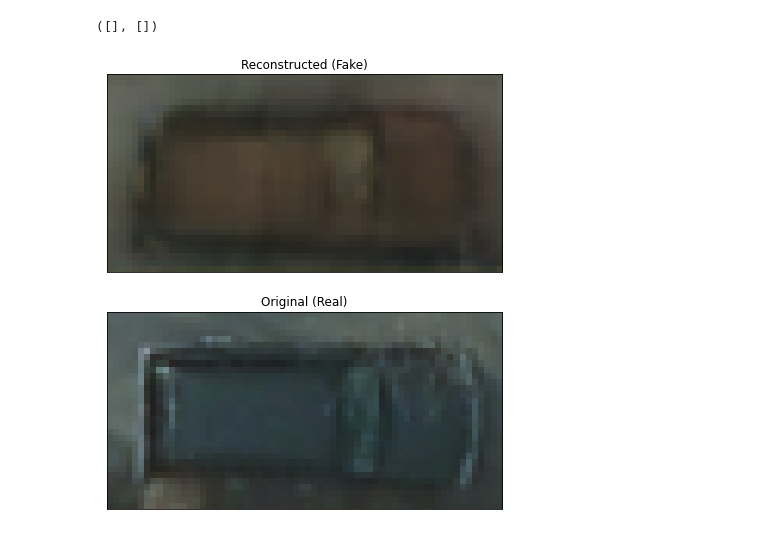
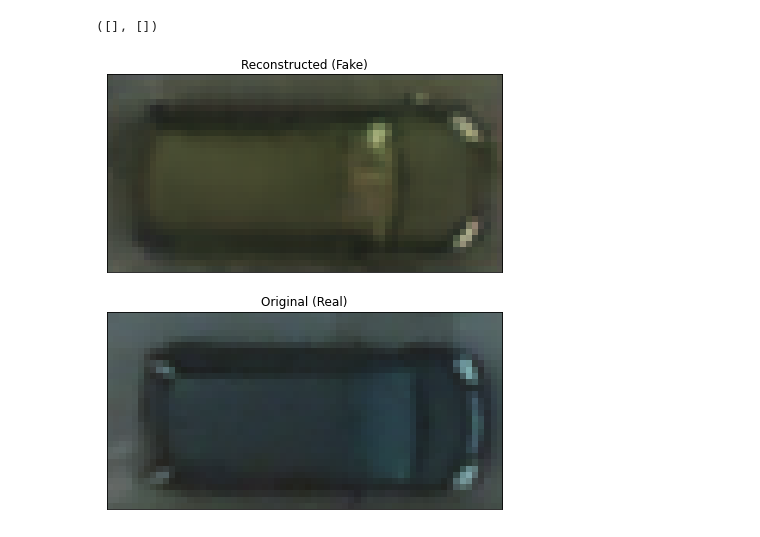
Before and after one commit to HCA97/Master-Thesis, a Jupyter notebook: GAN_Inversion.ipynb, the cells around one changed output. Saved outputs shown, nothing was run; the diff lists cells and outputs as text; code cells hidden in the pictures.

```diff
--- a/GAN_Inversion.ipynb
+++ b/GAN_Inversion.ipynb
@@ -40,10 +14,0 @@ GAN(
-# %%
-# load cars
-r, c = 32, 64
-cars = np.load("../potsdam_data/potsdam_cars/cars.npy", allow_pickle=True)
-
-cars_resized = []
-for car in cars:
-    car = cv2.cvtColor(car, cv2.COLOR_RGB2BGR)
-    car_resized = cv2.resize(car, (c, r)).transpose(2, 0, 1).astype(np.float32)
-    cars_resized.append(2*(car_resized / 255) - 1)
@@ -130,10 +15,11 @@ plt.yticks([])
 # %%
 # important params
 checkpoint_dir = "experiments/dataaug/lightning_logs/version_1/checkpoints/epoch=774.ckpt"
-save_path = "experiments/ganinversion/dataaug_version_1_epoch=774"
+save_path = "experiments/gan_inversion/dataaug_version_1_epoch=774"
 
 os.makedirs(save_path, exist_ok=True)
 
 # optional
 bs = 64
 n_iter = 1000
+r, c = 32, 64
@@ -253,7 +176,8 @@ class EncoderLatent(nn.Module):
         img_rec = self.generator(z)
         return z, img_rec
 # %%
-net = EncoderLatent().cuda()
+net = EncoderLatent(model.generator).cuda()
 optimizer = th.optim.Adam(net.parameters(), lr=0.001)
 loss_latent = th.nn.MSELoss(reduction="mean")
-loss_rec = th.nn.MSELoss(reduction="mean")
+# loss_rec = th.nn.MSELoss(reduction="mean")
+loss_rec = lpips.LPIPS(net='vgg').cuda()
@@ -321,5 +273,6 @@ Text(0, 0.5, 'MSE')
 # %%
-net.load_state_dict(th.load("experiments/gan_inversion/net.pkl"))
+best_model_iter = 0
+net.load_state_dict(th.load(os.path.join(save_path, f"iter={best_model_iter}.pkl")))
 net.cuda()
 net.eval()
 # %% [output]
@@ -371,37 +324,27 @@ plt.yticks([])
 # %%
-# real image
-r, c = 32, 64
-cars = np.load("../potsdam_data/potsdam_cars/cars.npy", allow_pickle=True)
+i = 1
+x_val, _ = next(iter(dataloader_val))
 
-cars_resized = []
-for car in cars:
-    # car = cv2.cvtColor(car, cv2.COLOR_RGB2BGR)
-    car_resized = cv2.resize(car, (c, r)).transpose(2, 0, 1).astype(np.float32)
-    cars_resized.append(2*(car_resized / 255) - 1)
-
-i = 858
-i = 4420
-with th.no_grad():
-    x_orig = th.unsqueeze(th.tensor(cars_resized[i]), axis=0)
-    z_rec = net.forward(x_orig.cuda())
-    x_rec = model.generator(z_rec)
+x_orig = th.unsqueeze(x_val[i], axis=0)
+z_rec, _ =  net.forward(x_orig.cuda())
+x_rec = model.generator(z_rec)
 
 # rescale
 x_rec = (np.squeeze(x_rec.detach().cpu().numpy()).transpose(1, 2, 0) + 1) / 2
 x_orig = (np.squeeze(x_orig.detach().cpu().numpy()).transpose(1, 2, 0) + 1) / 2
 
 # plot
 plt.figure(figsize=(8, 8))
 plt.subplot(2, 1, 1)
 plt.imshow(x_rec)
 plt.title("Reconstructed (Fake)", fontsize=12)
 plt.xticks([])
 plt.yticks([])
 plt.subplot(2, 1, 2)
 plt.imshow(x_orig)
 plt.title("Original (Real)", fontsize=12)
 plt.xticks([])
 plt.yticks([])
 # %% [output]
 ([], [])
-[figure, old version]
+[figure, new version]
```
Also changed, not shown: parts of 19 cells of this notebook, 1 other file.
